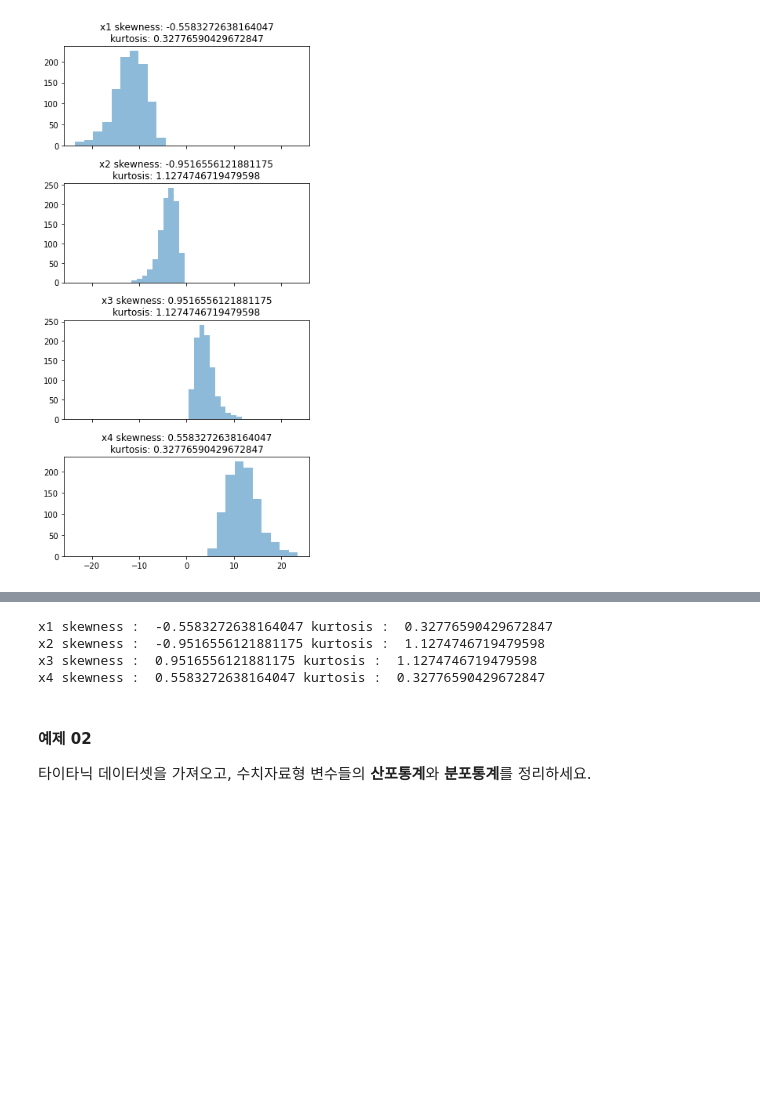
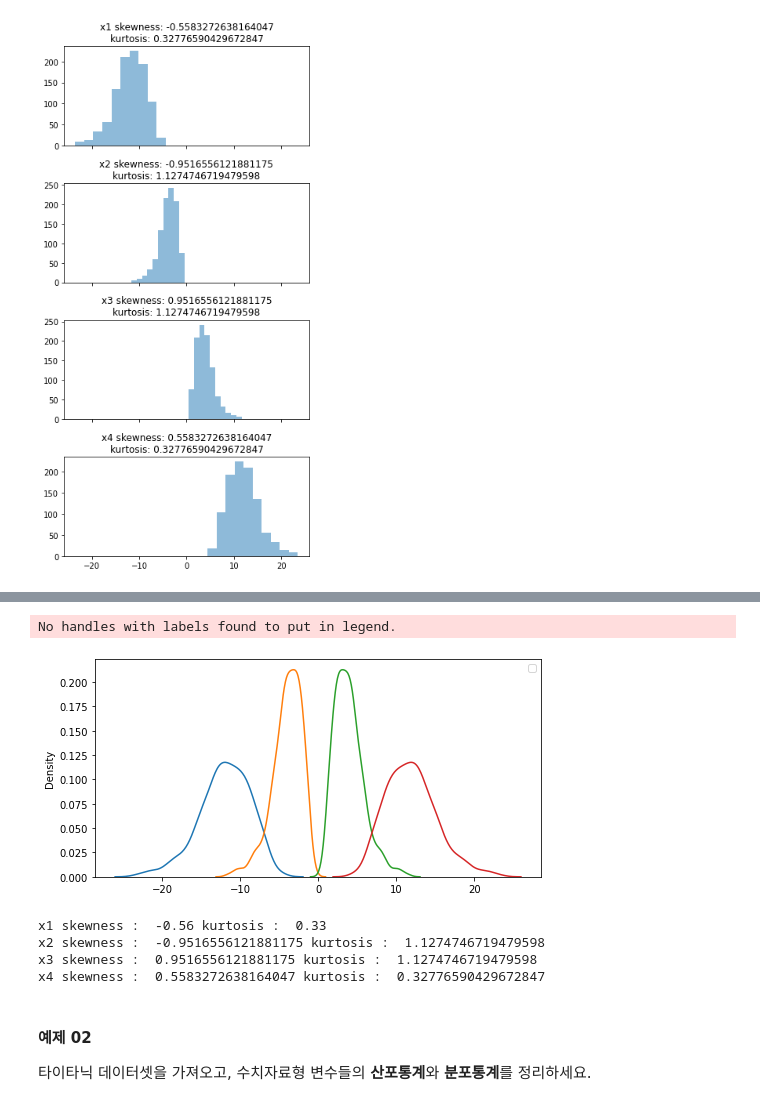
Before and after one commit to PomesHouse/SkillTreePython-DataAnalysis, a Jupyter notebook: 03.통계기반데이터분석/ch03_06_기초통계_분포통계량.ipynb, the cells around one changed output, grey strips where cells are left out. Drawn from its saved outputs; the diff is of its cells as text; code cells hidden in the pictures; blank space fills up the shorter version.

```diff
--- a/03.통계기반데이터분석/ch03_06_기초통계_분포통계량.ipynb
+++ b/03.통계기반데이터분석/ch03_06_기초통계_분포통계량.ipynb
@@ -210,10 +239,20 @@ for i, j in enumerate([x1, x2, x3, x4]):
+# %%
+fig = plt.figure(figsize=(8,4))
+xs = ['x1', 'x2', 'x3', 'x4']
+for x in xs:
+  sns.kdeplot(eval(x))
+plt.legend()
+plt.show()
+# %% [output]
+No handles with labels found to put in legend.
+[figure, added]
 # %%
-print('x1 skewness : ', skew(x1), 'kurtosis : ', kurtosis(x1))
+print('x1 skewness : ', np.round(skew(x1),2), 'kurtosis : ', np.round(kurtosis(x1),2))
 print('x2 skewness : ', skew(x2), 'kurtosis : ', kurtosis(x2))
 print('x3 skewness : ', skew(x3), 'kurtosis : ', kurtosis(x3))
 print('x4 skewness : ', skew(x4), 'kurtosis : ', kurtosis(x4))
 # %% [output]
-x1 skewness :  -0.5583272638164047 kurtosis :  0.32776590429672847
+x1 skewness :  -0.56 kurtosis :  0.33
 x2 skewness :  -0.9516556121881175 kurtosis :  1.1274746719479598
 x3 skewness :  0.9516556121881175 kurtosis :  1.1274746719479598
 x4 skewness :  0.5583272638164047 kurtosis :  0.32776590429672847
```
Also changed, not shown: parts of 4 cells of this notebook.
